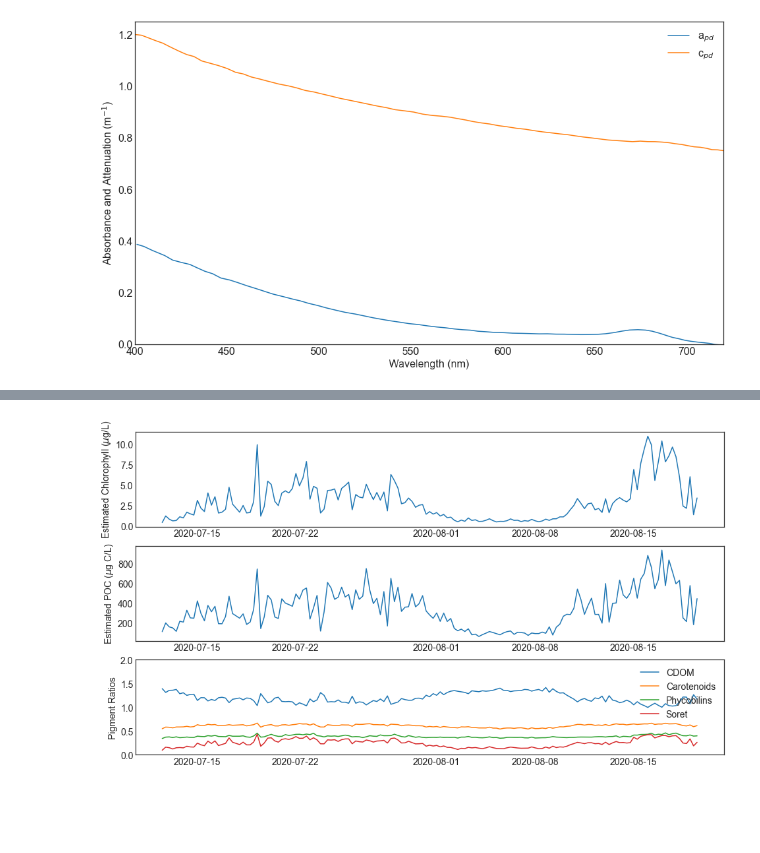
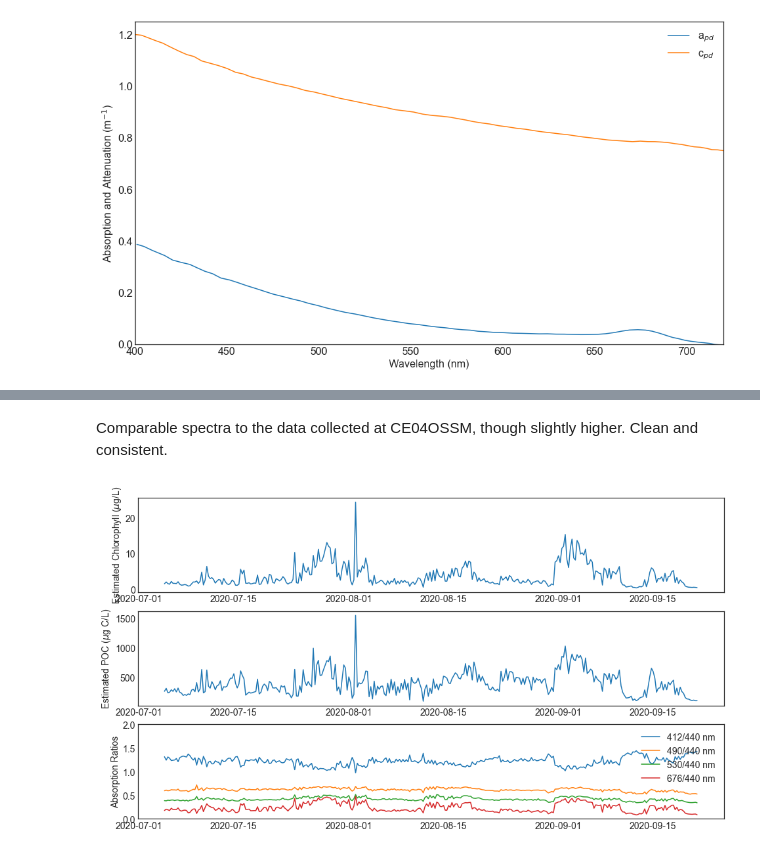
Before and after one commit to cwingard/cgsn-processing, a Jupyter notebook: utilities/notebooks/optaa_processing.ipynb, the cells around one changed output, grey strips where cells are left out. Saved outputs shown, nothing was run; the diff lists cells and outputs as text; code cells hidden in the pictures; blank space fills up the shorter version.

```diff
--- a/utilities/notebooks/optaa_processing.ipynb
+++ b/utilities/notebooks/optaa_processing.ipynb
@@ -124,0 +189,16 @@ plt.show()
+# %%
+# plot the absorption and attenuation spectra
+plt.figure(figsize=(16,9))
+plt.rcParams.update({'font.size': 16})
+plt.subplot(2,1,1)
+plt.plot(ce07.a_wavelengths[0, :, :].T, ce07.apd_ts_s[0, :, :].T, label='a$_{pd}$')
+plt.ylabel('Absorption (m$^{-1}$)')
+plt.ylim(0, 2)
+plt.xlim(400, 715)
+plt.subplot(2,1,2)
+plt.plot(ce07.c_wavelengths[0, :, :].T, ce07.cpd_ts[0, :, :].T, label='c$_{pd}$')
+plt.ylabel('Attenuation (m$^{-1}$)')
+plt.xlabel('Wavelength (nm)')
+plt.ylim(0, 4)
+plt.xlim(400, 715)
+plt.show()
@@ -125,21 +207,23 @@ plt.show()
+# %% [markdown]
+Comparable spectra to the data collected at CE04OSSM, though slightly higher. Clean and consistent.
 # %%
-# plot the absorbance and attenuation spectra
+# plot concentrations and ratios
 plt.figure(figsize=(16,9))
 plt.rcParams.update({'font.size': 14})
 plt.subplot(3,1,1)
-plt.plot(month.time, month.estimated_chlorophyll[0, :], label='chl')
+plt.plot(ce07.time, ce07.estimated_chlorophyll[0, :], label='chl')
 plt.ylabel('Estimated Chlorophyll ($\mu$g/L)')
 plt.subplot(3,1,2)
-plt.plot(month.time, month.estimated_poc[0, :], label='poc')
+plt.plot(ce07.time, ce07.estimated_poc[0, :], label='poc')
 plt.ylabel('Estimated POC ($\mu$g C/L)')
 plt.subplot(3,1,3)
-plt.plot(month.time, month.ratio_cdom[0, :], label='CDOM')
-plt.plot(month.time, month.ratio_carotenoids[0, :], label='Carotenoids')
-plt.plot(month.time, month.ratio_phycobilins[0, :], label='Phycobilins')
-plt.plot(month.time, month.ratio_soret[0, :], label='Soret')
+plt.plot(ce07.time, ce07.ratio_cdom[0, :], label='412/440 nm')
+plt.plot(ce07.time, ce07.ratio_carotenoids[0, :], label='490/440 nm')
+plt.plot(ce07.time, ce07.ratio_phycobilins[0, :], label='530/440 nm')
+plt.plot(ce07.time, ce07.ratio_qband[0, :], label='676/440 nm')
 plt.ylim(0, 2)
-plt.ylabel('Pigment Ratios')
+plt.ylabel('Absorption Ratios')
 plt.legend(facecolor="white")
 plt.show()
 # %% [output]
-[figure, old version]
+[figure, new version]
```
Also changed, not shown: parts of 20 cells of this notebook, 2 other files.
